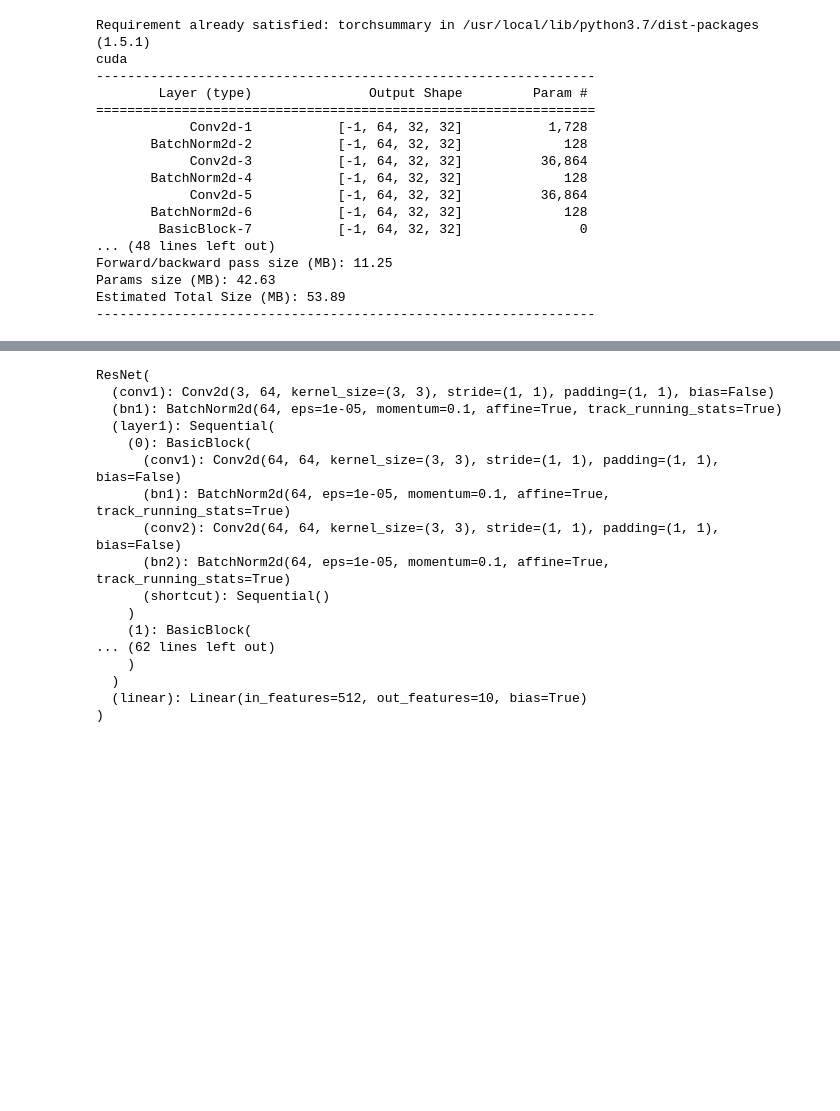
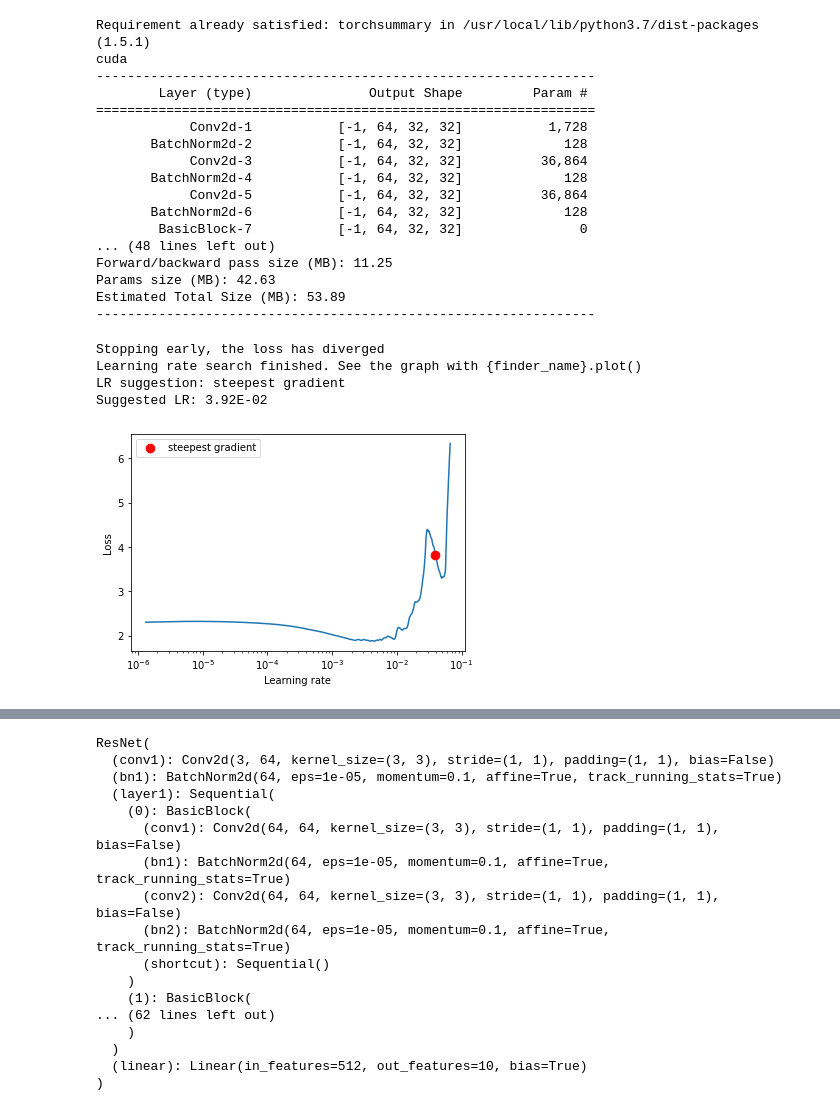
Before and after one commit to jitendramishra1024/EVA5B2, a Jupyter notebook: S10/CIFAR10_JITENDRA_LR_FINDER.ipynb, the cells around one changed output, grey strips where cells are left out. Cells and saved outputs as stored; diff of their text form; code cells hidden in the pictures; blank space fills up the shorter version.

```diff
--- a/S10/CIFAR10_JITENDRA_LR_FINDER.ipynb
+++ b/S10/CIFAR10_JITENDRA_LR_FINDER.ipynb
@@ -197,0 +213,36 @@ Estimated Total Size (MB): 53.89
+# %%
+import torch.nn as nn
+import torch.optim as optim
+min_lr=1e-06
+# criterion = nn.CrossEntropyLoss()
+# optimiser = optim.SGD(model.parameters(), lr=min_lr,momentum=Args.momentum,weight_decay=Args.lambda_l2 )
+# lr_finder = LRFinder(model, optimiser, criterion, device="cuda")
+# lr_finder.range_test(trainloader, val_loader=testloader, end_lr=1, num_iter=100 ,step_mode="exp")
+
+import torch.nn as nn
+import torch.optim as optim
+
+criterion = nn.CrossEntropyLoss()
+optimiser = optim.SGD(model.parameters(), lr=min_lr,momentum=Args.momentum,weight_decay=Args.lambda_l2 )
+lr_finder = LRFinder(model, optimiser, criterion, device="cuda")
+lr_finder.range_test(trainloader, val_loader=testloader, end_lr=1, num_iter=500 ,step_mode="exp")
+
+# #            start_lr (float, optional): the starting learning rate for the range test.
+#                 Default: None (uses the learning rate from the optimizer).
+#             end_lr (float, optional): the maximum learning rate to test. Default: 10.
+#             num_iter (int, optional): the number of iterations over which the test
+#                 occurs. Default: 100.
+
+## PLOT
+
+lr_finder.plot()
+
+## Extract Best LR with minimum losss
+
+Best_lr = lr_finder.history['lr'][lr_finder.history['loss'].index(lr_finder.best_loss)]
+# %% [output]
+Stopping early, the loss has diverged
+Learning rate search finished. See the graph with {finder_name}.plot()
+LR suggestion: steepest gradient
+Suggested LR: 3.92E-02
+[figure, added]
```
Also changed, not shown: parts of 18 cells of this notebook, 5 other files.
